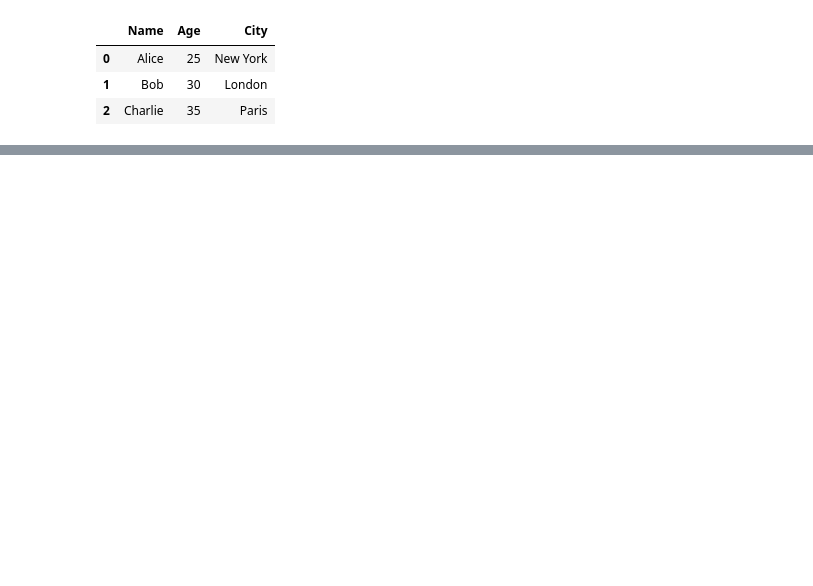
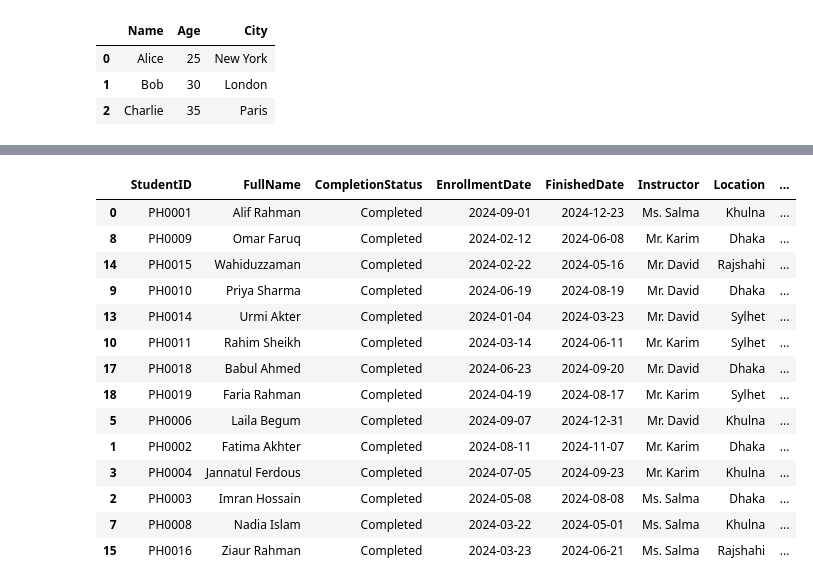
Before and after one commit to rabeyanoor/AI-ML, a Jupyter notebook: Week-4/Module_14.ipynb, the cells around one changed output, grey strips where cells are left out. Drawn from its saved outputs; the diff is of its cells as text; code cells hidden in the pictures; blank space fills up the shorter version.

```diff
--- a/Week-4/Module_14.ipynb
+++ b/Week-4/Module_14.ipynb
@@ -1166,0 +1221,5 @@ NameError: name 'np' is not defined
+# %%
+import pandas as pd
+
+df=pd.read_csv('student_completed_data.csv')
+df
@@ -1166,0 +1244,18 @@ NameError: name 'np' is not defined
+# %%
+df.sort_values('Total Marks', ascending=False).groupby('Instructor').head(5)
+# %% [output]
+|  | StudentID | FullName | CompletionStatus | EnrollmentDate | FinishedDate | Instructor | Location | ... |
+| 0 | PH0001 | Alif Rahman | Completed | 2024-09-01 | 2024-12-23 | Ms. Salma | Khulna | ... |
+| 8 | PH0009 | Omar Faruq | Completed | 2024-02-12 | 2024-06-08 | Mr. Karim | Dhaka | ... |
+| 14 | PH0015 | Wahiduzzaman | Completed | 2024-02-22 | 2024-05-16 | Mr. David | Rajshahi | ... |
+| 9 | PH0010 | Priya Sharma | Completed | 2024-06-19 | 2024-08-19 | Mr. David | Dhaka | ... |
+| 13 | PH0014 | Urmi Akter | Completed | 2024-01-04 | 2024-03-23 | Mr. David | Sylhet | ... |
+| 10 | PH0011 | Rahim Sheikh | Completed | 2024-03-14 | 2024-06-11 | Mr. Karim | Sylhet | ... |
+| 17 | PH0018 | Babul Ahmed | Completed | 2024-06-23 | 2024-09-20 | Mr. David | Dhaka | ... |
+| 18 | PH0019 | Faria Rahman | Completed | 2024-04-19 | 2024-08-17 | Mr. Karim | Sylhet | ... |
+| 5 | PH0006 | Laila Begum | Completed | 2024-09-07 | 2024-12-31 | Mr. David | Khulna | ... |
+| 1 | PH0002 | Fatima Akhter | Completed | 2024-08-11 | 2024-11-07 | Mr. Karim | Dhaka | ... |
+| 3 | PH0004 | Jannatul Ferdous | Completed | 2024-07-05 | 2024-09-23 | Mr. Karim | Khulna | ... |
+| 2 | PH0003 | Imran Hossain | Completed | 2024-05-08 | 2024-08-08 | Ms. Salma | Dhaka | ... |
+| 7 | PH0008 | Nadia Islam | Completed | 2024-03-22 | 2024-05-01 | Ms. Salma | Khulna | ... |
+| 15 | PH0016 | Ziaur Rahman | Completed | 2024-03-23 | 2024-06-21 | Ms. Salma | Rajshahi | ... |
```
Also changed, not shown: parts of 10 cells of this notebook, 2 other files.
